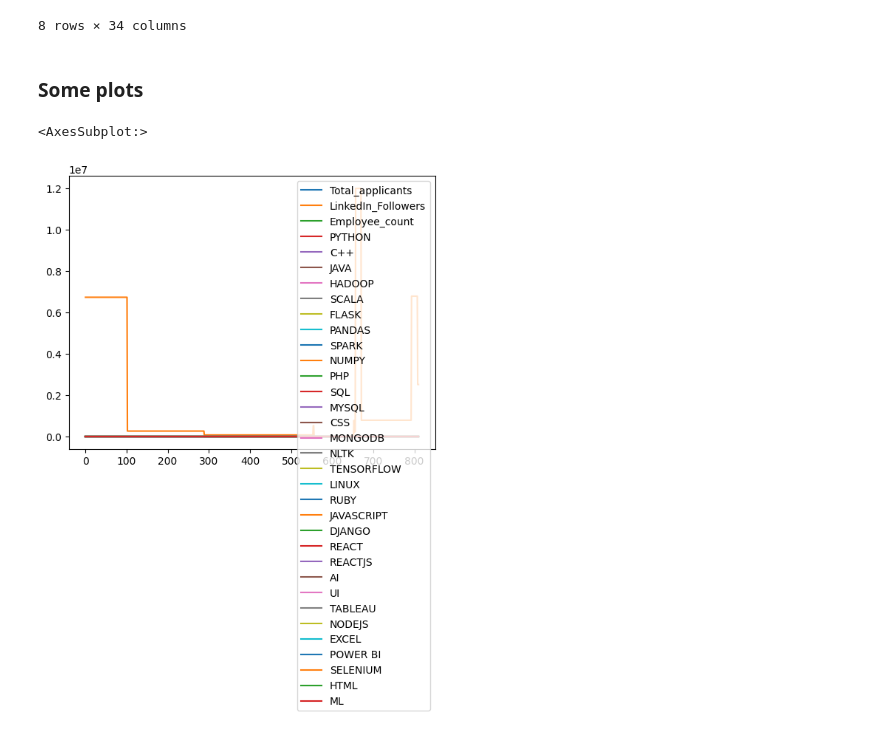
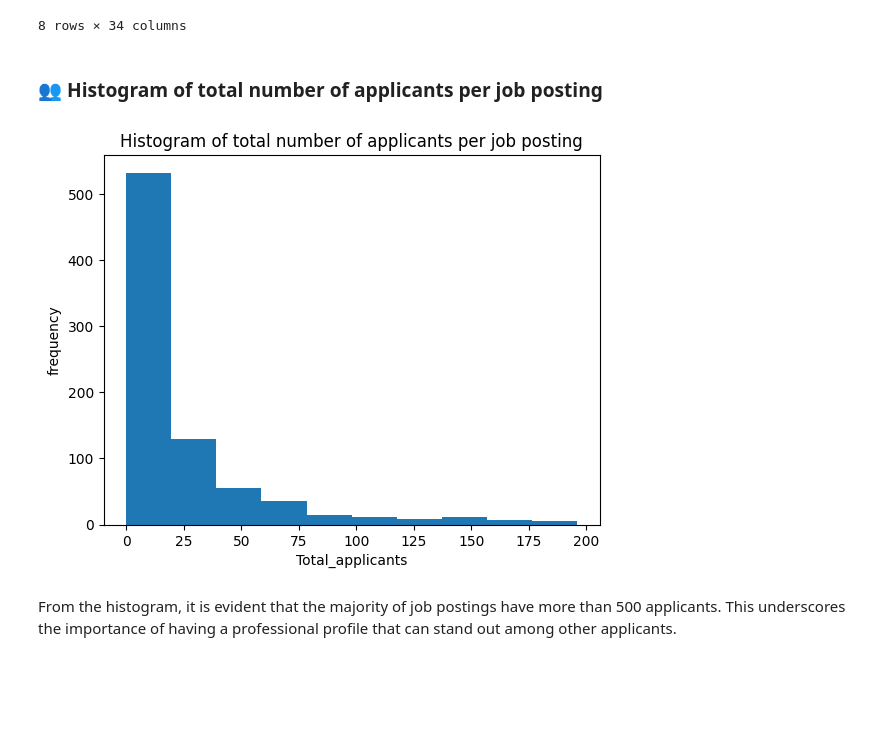
Before and after one commit to nogibjj/IDS706_DataEngineering_BarbaraFlores, a Jupyter notebook: LinkedInTechJobs.ipynb, the cells around one changed output. Drawn from its saved outputs; the diff is of its cells as text; code cells hidden in the pictures; blank space fills up the shorter version.

```diff
--- a/LinkedInTechJobs.ipynb
+++ b/LinkedInTechJobs.ipynb
@@ -69,10 +69,16 @@ df.describe()
 | 75% | 31.000000 | 7.930220e+05 | 10001.000000 | 0.000000 | 0.000000 | 0.000000 | 0.000000 | 0.000000 | ... |
 | max | 196.000000 | 1.199697e+07 | 10001.000000 | 1.000000 | 1.000000 | 1.000000 | 1.000000 | 1.000000 | ... |
 8 rows × 34 columns
-# %% [markdown]
-### Some plots
-# %%
-df.plot()
-# %% [output]
-<AxesSubplot:>
-[figure, removed]
+# %% [markdown]
+### 👥 Histogram of total number of applicants per job posting
+# %%
+
+plt.hist(df[['Total_applicants']], bins=10,)
+plt.xlabel('Total_applicants')
+plt.ylabel('frequency')
+plt.title('Histogram of total number of applicants per job posting')
+plt.show()
+# %% [output]
+[figure, added]
+# %% [markdown]
+From the histogram, it is evident that the majority of job postings have more than 500 applicants. This underscores the importance of having a professional profile that can stand out among other applicants.
```
